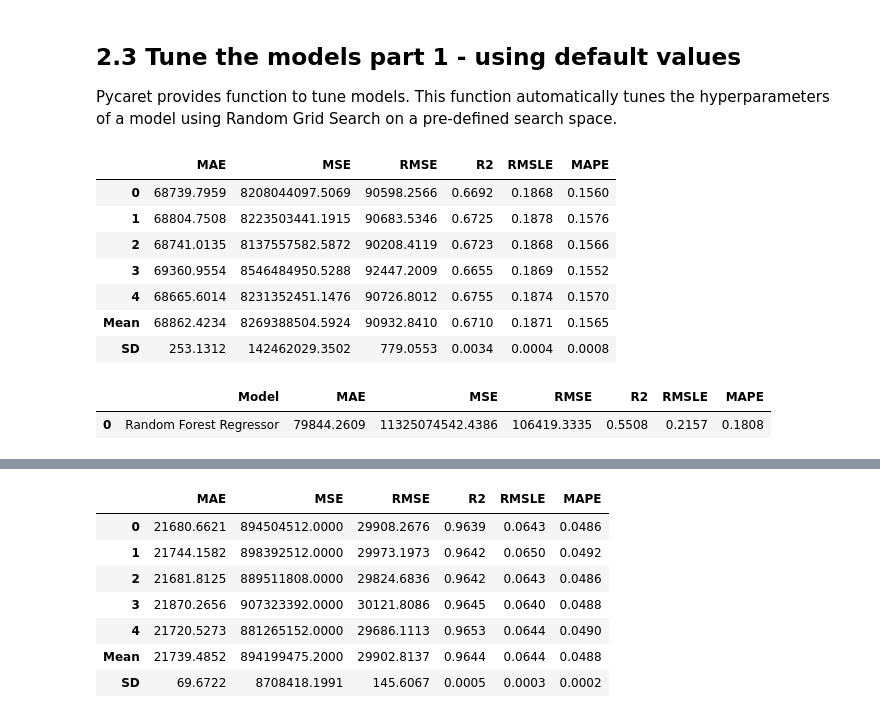
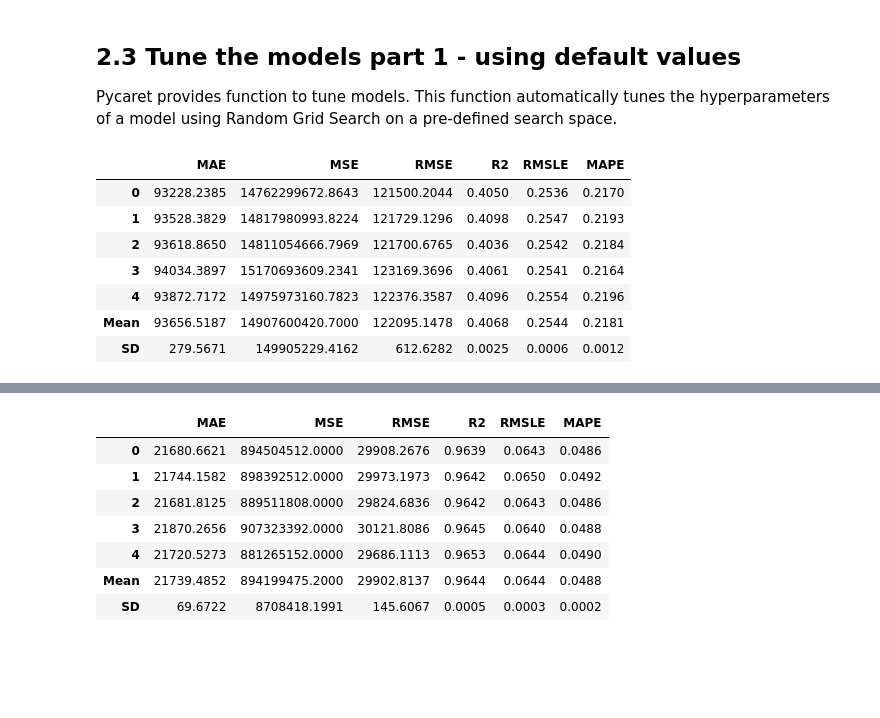
Before and after one commit to ElangSetiawan/sg-hdb-resale, a Jupyter notebook: notebooks/Elang-SG-HDB-Resale-Model (copy).ipynb, the cells around one changed output, grey strips where cells are left out. Drawn from its saved outputs; the diff is of its cells as text; code cells hidden in the pictures; blank space fills up the shorter version.

Commit message:
Tuned

```diff
--- a/notebooks/Elang-SG-HDB-Resale-Model (copy).ipynb
+++ b/notebooks/Elang-SG-HDB-Resale-Model (copy).ipynb
@@ -312,18 +312,40 @@ The LASSO training model mean MSE is 3970117580.8000 and mean RMSE is 63006.4891
 ## 2.3 Tune the models part 1 - using default values
 Pycaret provides function to tune models. This function automatically tunes the hyperparameters of a model using Random Grid Search on a pre-defined search space.
 # %%
-tuned_rf_reg101 = tune_model(rf_reg101, fold=5, optimize='RMSE', search_library='scikit-learn')
+"""
+Default
+RandomForestRegressor(bootstrap=True, ccp_alpha=0.0, criterion='mse',
+                      max_depth=None, max_features='auto', max_leaf_nodes=None,
+                      max_samples=None, min_impurity_decrease=0.0,
+                      min_impurity_split=None, min_samples_leaf=1,
+                      min_samples_split=2, min_weight_fraction_leaf=0.0,
+                      n_estimators=100, n_jobs=-1, oob_score=False,
+                      random_state=42, verbose=0, warm_start=False)
+Previous
+RandomForestRegressor(bootstrap=False, ccp_alpha=0.0, criterion='mse',
+                      max_depth=5, max_features='log2', max_leaf_nodes=None,
+                      max_samples=None, min_impurity_decrease=0.0001,
+                      min_impurity_split=None, min_samples_leaf=5,
+                      min_samples_split=7, min_weight_fraction_leaf=0.0,
+                      n_estimators=100, n_jobs=-1, oob_score=False,
+                      random_state=42, verbose=0, warm_start=False)
+"""
+rf_params = {'bootstrap':[False],
+             'max_depth':[5],
+             'max_features':['log2'],
+             'max_leaf_nodes':[None],
+             'min_impurity_decrease':[0.0001],
+             'min_samples_leaf':[5],
+             'min_samples_split':[7],
+             'n_estimators':[100]
+            }
+tuned_rf_reg101 = tune_model(rf_reg101, fold=5, optimize='RMSE', search_library='scikit-learn', custom_grid = rf_params)
 # %% [output]
 |  | MAE | MSE | RMSE | R2 | RMSLE | MAPE |
-| 0 | 68739.7959 | 8208044097.5069 | 90598.2566 | 0.6692 | 0.1868 | 0.1560 |
-| 1 | 68804.7508 | 8223503441.1915 | 90683.5346 | 0.6725 | 0.1878 | 0.1576 |
-| 2 | 68741.0135 | 8137557582.5872 | 90208.4119 | 0.6723 | 0.1868 | 0.1566 |
-| 3 | 69360.9554 | 8546484950.5288 | 92447.2009 | 0.6655 | 0.1869 | 0.1552 |
-| 4 | 68665.6014 | 8231352451.1476 | 90726.8012 | 0.6755 | 0.1874 | 0.1570 |
-| Mean | 68862.4234 | 8269388504.5924 | 90932.8410 | 0.6710 | 0.1871 | 0.1565 |
-| SD | 253.1312 | 142462029.3502 | 779.0553 | 0.0034 | 0.0004 | 0.0008 |
+| 0 | 93228.2385 | 14762299672.8643 | 121500.2044 | 0.4050 | 0.2536 | 0.2170 |
+| 1 | 93528.3829 | 14817980993.8224 | 121729.1296 | 0.4098 | 0.2547 | 0.2193 |
+| 2 | 93618.8650 | 14811054666.7969 | 121700.6765 | 0.4036 | 0.2542 | 0.2184 |
+| 3 | 94034.3897 | 15170693609.2341 | 123169.3696 | 0.4061 | 0.2541 | 0.2164 |
+| 4 | 93872.7172 | 14975973160.7823 | 122376.3587 | 0.4096 | 0.2554 | 0.2196 |
+| Mean | 93656.5187 | 14907600420.7000 | 122095.1478 | 0.4068 | 0.2544 | 0.2181 |
+| SD | 279.5671 | 149905229.4162 | 612.6282 | 0.0025 | 0.0006 | 0.0012 |
-# %%
-df_rf = predict_model(tuned_rf_reg101)
-# %% [output]
-|  | Model | MAE | MSE | RMSE | R2 | RMSLE | MAPE |
-| 0 | Random Forest Regressor | 79844.2609 | 11325074542.4386 | 106419.3335 | 0.5508 | 0.2157 | 0.1808 |
```
Also changed, not shown: parts of 18 cells of this notebook, 7 other files.
